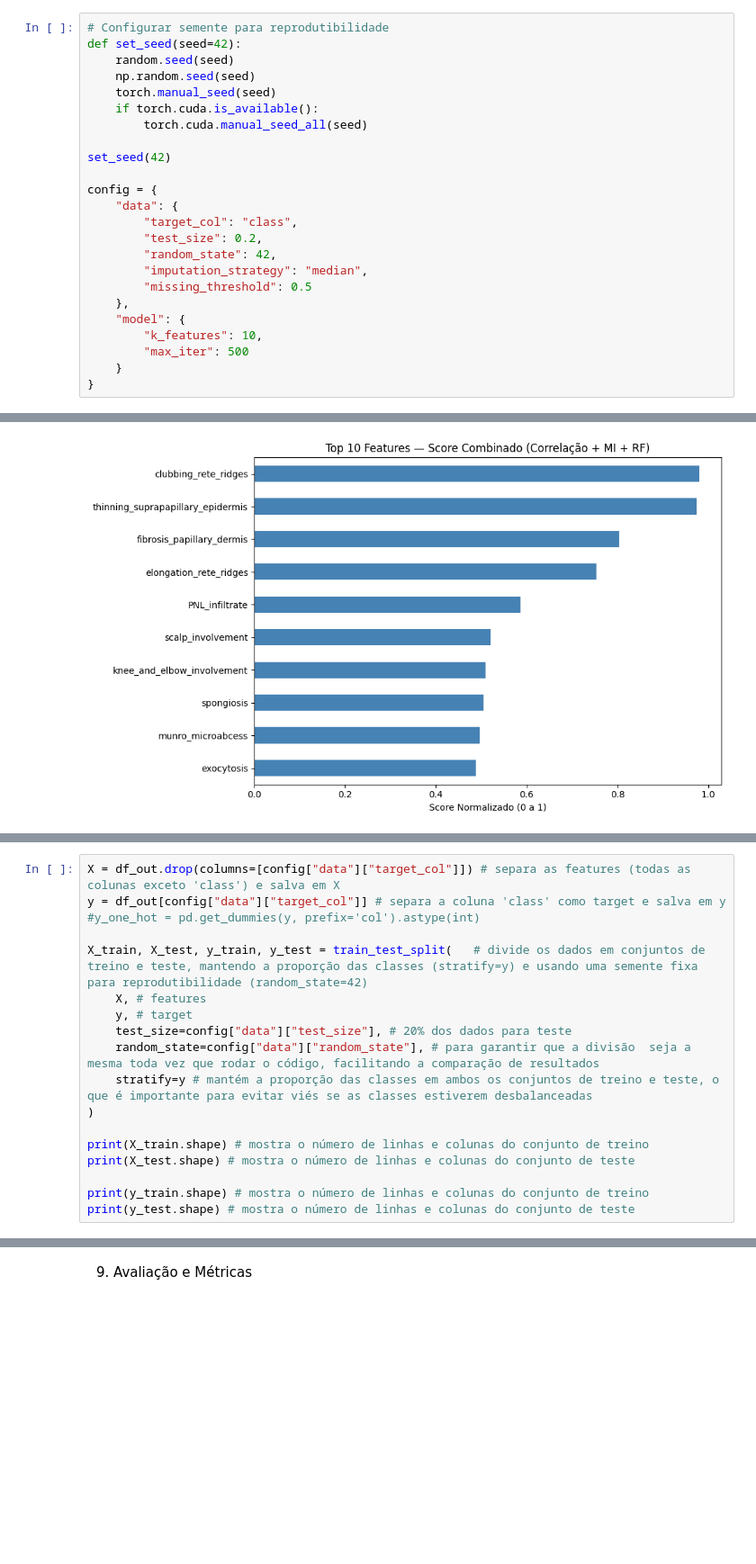
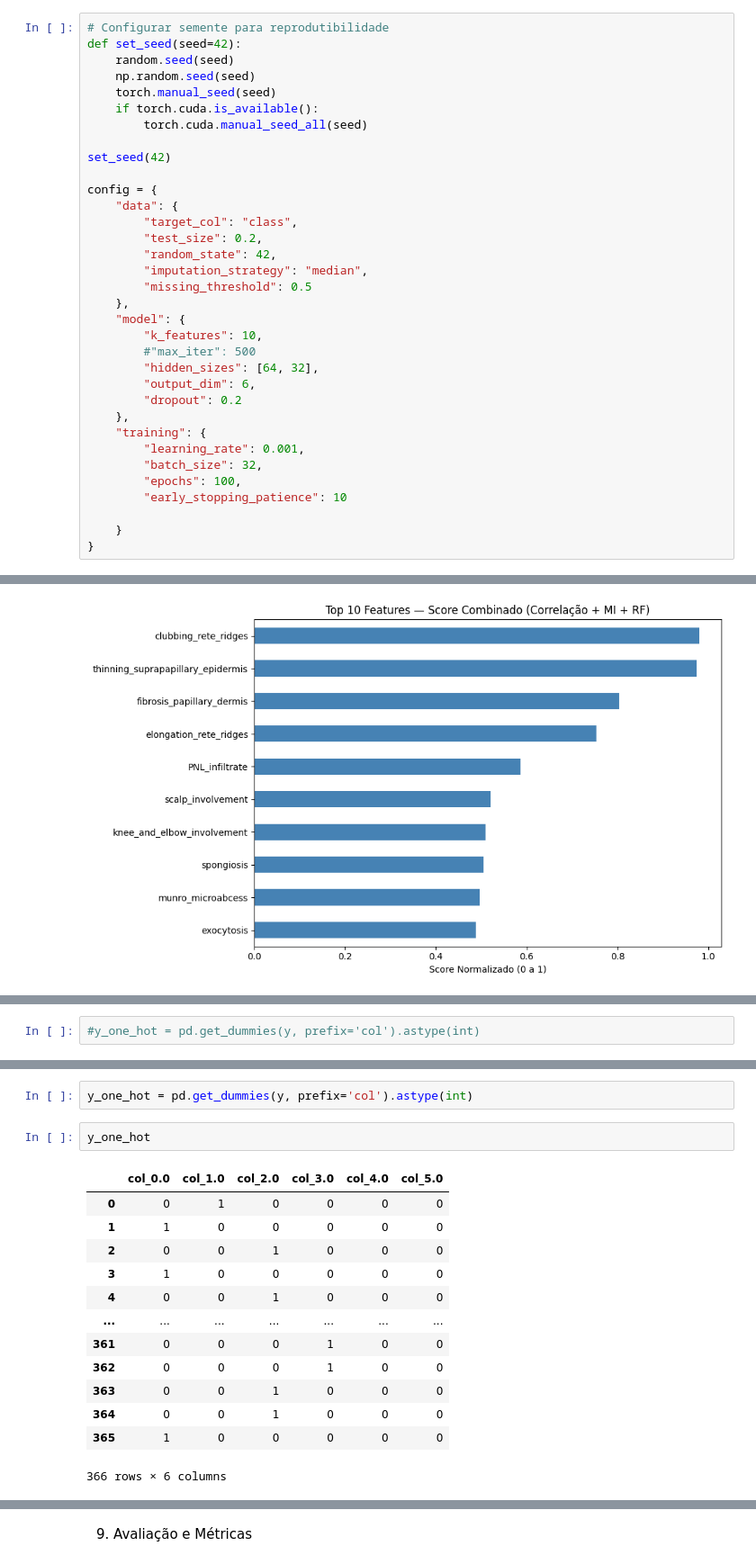
Before and after one commit to rayssacoelho/learning_ai, a Jupyter notebook: projeto_avaliacao/projeto.ipynb, the cells around one changed output, grey strips where cells are left out. Shown at 90% size. Drawn from its saved outputs; the diff is of its cells as text; blank space fills up the shorter version.

```diff
--- a/projeto_avaliacao/projeto.ipynb
+++ b/projeto_avaliacao/projeto.ipynb
@@ -86,7 +87,17 @@ config = {
     },
     "model": {
         "k_features": 10,
-        "max_iter": 500
+        #"max_iter": 500
+        "hidden_sizes": [64, 32],
+        "output_dim": 6,
+        "dropout": 0.2
+    },
+    "training": {
+        "learning_rate": 0.001,
+        "batch_size": 32,
+        "epochs": 100,
+        "early_stopping_patience": 10
+
     }
 }
 # %% [markdown]
@@ -713,18 +750,2 @@ plt.show()
 # %%
-X = df_out.drop(columns=[config["data"]["target_col"]]) # separa as features (todas as colunas exceto 'class') e salva em X
-y = df_out[config["data"]["target_col"]] # separa a coluna 'class' como target e salva em y
 #y_one_hot = pd.get_dummies(y, prefix='col').astype(int)
-
-X_train, X_test, y_train, y_test = train_test_split(   # divide os dados em conjuntos de treino e teste, mantendo a proporção das classes (stratify=y) e usando uma semente fixa para reprodutibilidade (random_state=42)
-    X, # features
-    y, # target
-    test_size=config["data"]["test_size"], # 20% dos dados para teste
-    random_state=config["data"]["random_state"], # para garantir que a divisão  seja a mesma toda vez que rodar o código, facilitando a comparação de resultados
-    stratify=y # mantém a proporção das classes em ambos os conjuntos de treino e teste, o que é importante para evitar viés se as classes estiverem desbalanceadas
-)
-
-print(X_train.shape) # mostra o número de linhas e colunas do conjunto de treino
-print(X_test.shape) # mostra o número de linhas e colunas do conjunto de teste
-
-print(y_train.shape) # mostra o número de linhas e colunas do conjunto de treino
-print(y_test.shape) # mostra o número de linhas e colunas do conjunto de teste
@@ -735,0 +883,18 @@ print(y_test.shape) # mostra o número de linhas e colunas do conjunto de teste
+# %%
+y_one_hot = pd.get_dummies(y, prefix='col').astype(int)
+# %%
+y_one_hot
+# %% [output]
+|  | col_0.0 | col_1.0 | col_2.0 | col_3.0 | col_4.0 | col_5.0 |
+| 0 | 0 | 1 | 0 | 0 | 0 | 0 |
+| 1 | 1 | 0 | 0 | 0 | 0 | 0 |
+| 2 | 0 | 0 | 1 | 0 | 0 | 0 |
+| 3 | 1 | 0 | 0 | 0 | 0 | 0 |
+| 4 | 0 | 0 | 1 | 0 | 0 | 0 |
+| ... | ... | ... | ... | ... | ... | ... |
+| 361 | 0 | 0 | 0 | 1 | 0 | 0 |
+| 362 | 0 | 0 | 0 | 1 | 0 | 0 |
+| 363 | 0 | 0 | 1 | 0 | 0 | 0 |
+| 364 | 0 | 0 | 1 | 0 | 0 | 0 |
+| 365 | 1 | 0 | 0 | 0 | 0 | 0 |
+366 rows × 6 columns
```
Also changed, not shown: parts of 18 cells of this notebook, 51 other files.
